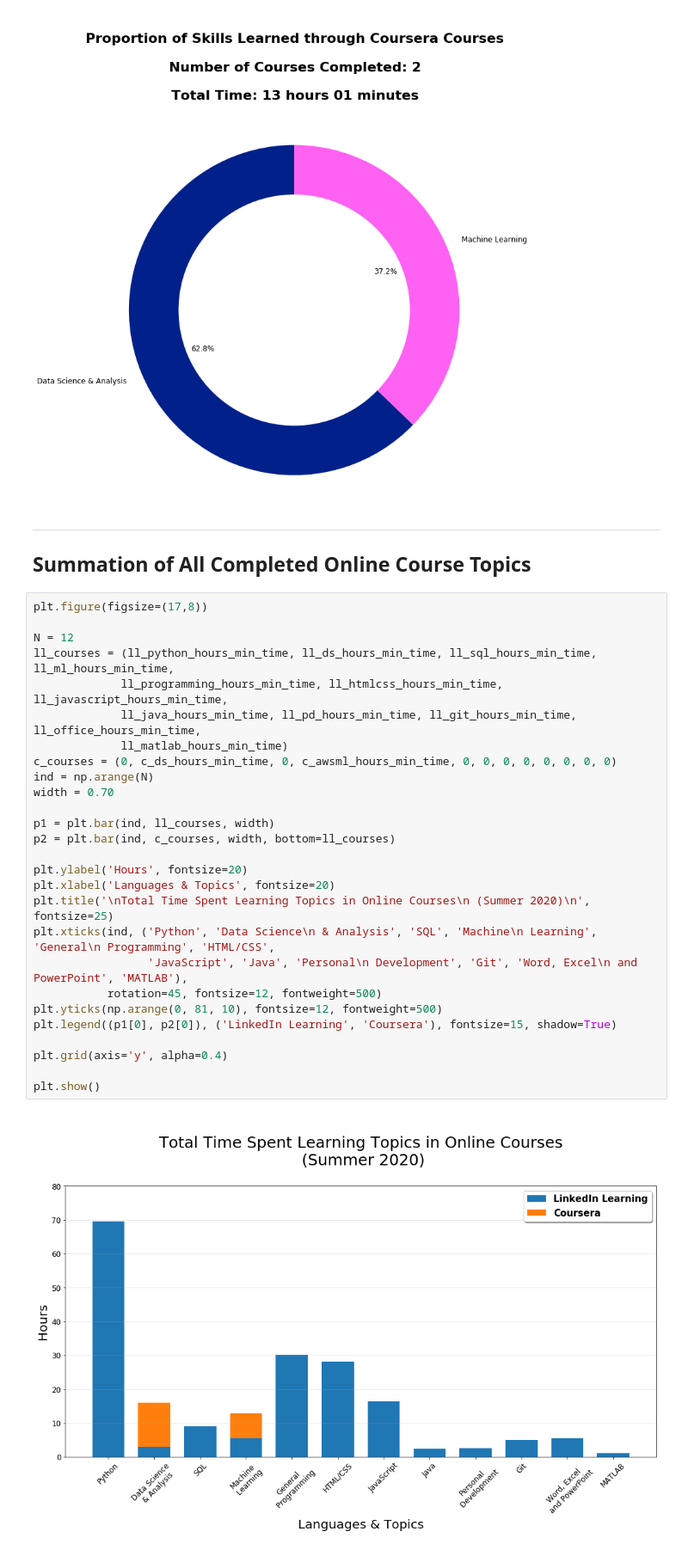
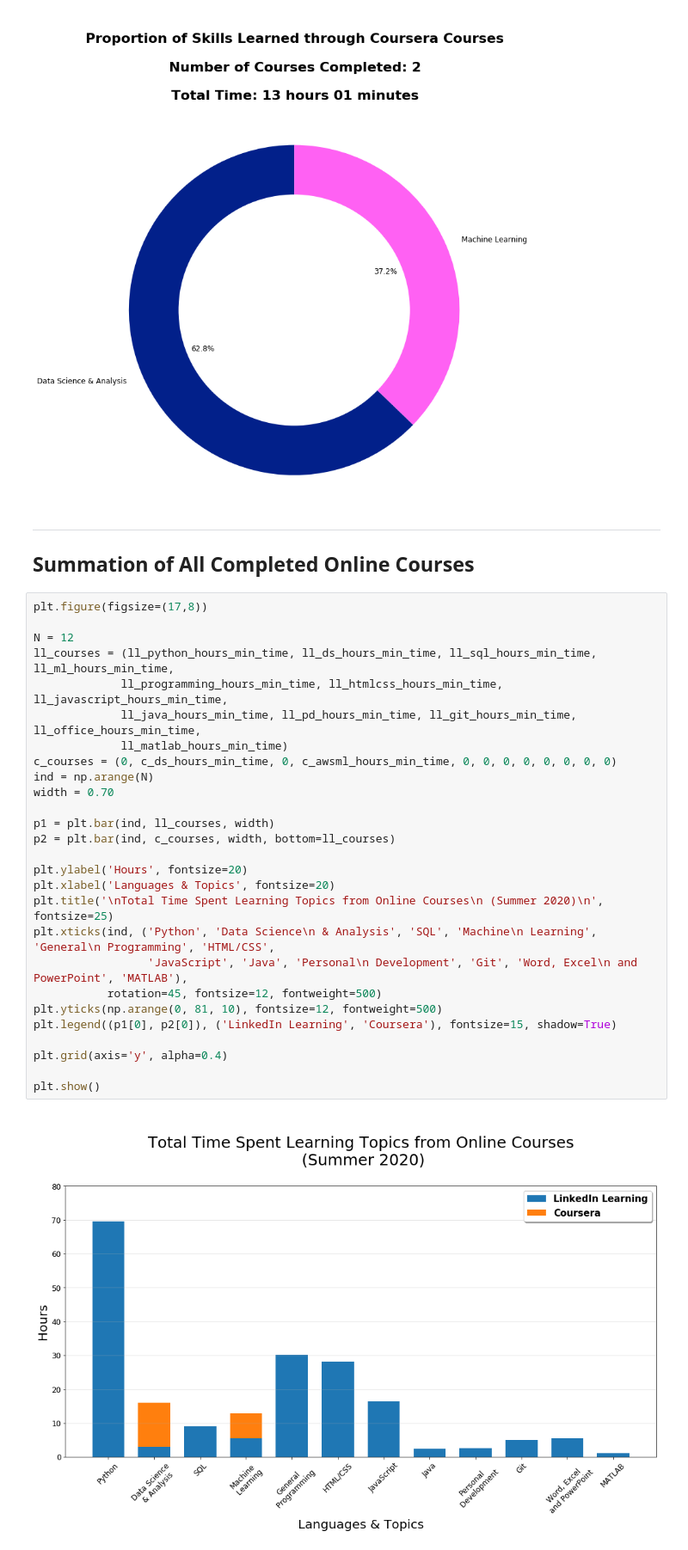
Before and after one commit to abbielms/Online_Courses, a Jupyter notebook: OnlineCourses.ipynb, the cells around one changed output. Shown: that part at 86% size. Drawn from its saved outputs; the diff is of its cells as text.

```diff
--- a/OnlineCourses.ipynb
+++ b/OnlineCourses.ipynb
@@ -422,33 +422,33 @@ plt.show()
 [figure]
 # %% [markdown]
 ---------------------------------------------------------------------------------------------------------------------------
-## Summation of All Completed Online Course Topics
+## Summation of All Completed Online Courses
 # %%
 plt.figure(figsize=(17,8))
 
 N = 12
 ll_courses = (ll_python_hours_min_time, ll_ds_hours_min_time, ll_sql_hours_min_time, ll_ml_hours_min_time,
              ll_programming_hours_min_time, ll_htmlcss_hours_min_time, ll_javascript_hours_min_time,
              ll_java_hours_min_time, ll_pd_hours_min_time, ll_git_hours_min_time, ll_office_hours_min_time,
              ll_matlab_hours_min_time)
 c_courses = (0, c_ds_hours_min_time, 0, c_awsml_hours_min_time, 0, 0, 0, 0, 0, 0, 0, 0)
 ind = np.arange(N)
 width = 0.70
 
 p1 = plt.bar(ind, ll_courses, width)
 p2 = plt.bar(ind, c_courses, width, bottom=ll_courses)
 
 plt.ylabel('Hours', fontsize=20)
 plt.xlabel('Languages & Topics', fontsize=20)
-plt.title('\nTotal Time Spent Learning Topics in Online Courses\n (Summer 2020)\n', fontsize=25)
+plt.title('\nTotal Time Spent Learning Topics from Online Courses\n (Summer 2020)\n', fontsize=25)
 plt.xticks(ind, ('Python', 'Data Science\n & Analysis', 'SQL', 'Machine\n Learning', 'General\n Programming', 'HTML/CSS',
                  'JavaScript', 'Java', 'Personal\n Development', 'Git', 'Word, Excel\n and PowerPoint', 'MATLAB'),
            rotation=45, fontsize=12, fontweight=500)
 plt.yticks(np.arange(0, 81, 10), fontsize=12, fontweight=500)
 plt.legend((p1[0], p2[0]), ('LinkedIn Learning', 'Coursera'), fontsize=15, shadow=True)
 
 plt.grid(axis='y', alpha=0.4)
 
 plt.show()
 # %% [output]
-[figure, old version]
+[figure, new version]
```
